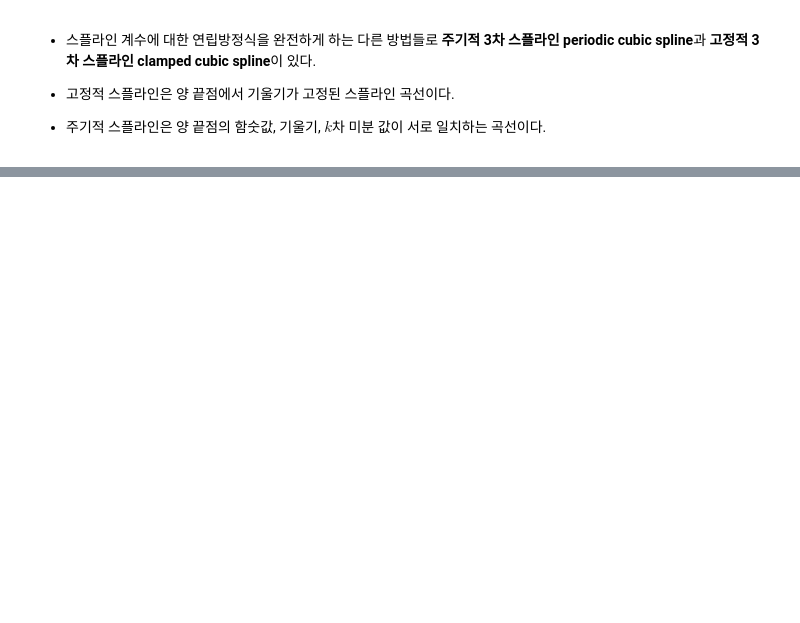
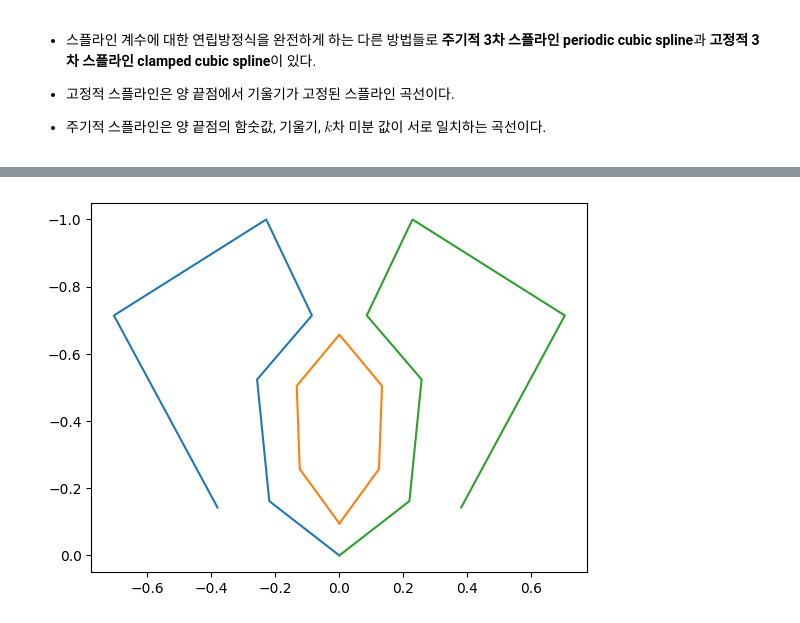
Before and after one commit to tirals88/Numerical-Mathematics-and-Computing, a Jupyter notebook: Chap6_Spline Functions.ipynb, the cells around one changed output, grey strips where cells are left out. Saved outputs shown, nothing was run; the diff lists cells and outputs as text; code cells hidden in the pictures; blank space fills up the shorter version.

```diff
--- a/Chap6_Spline Functions.ipynb
+++ b/Chap6_Spline Functions.ipynb
@@ -311,0 +585,13 @@ $$S_{i}(x) = \frac{z_{i+1}}{6h_{i}}(x-t_{i})^{3} + \frac{z_{i}}{6h_{i}}(t_{i+1}
+# %%
+#3
+#학교 로고 만들기 / 풀이 실패..
+KHU_knots1 = [[340, 355], [317, 338], [313, 300], [331, 280], [316, 250], [266, 280], [300, 340]]
+KHU_knots2 = [[340, 345], [327, 328], [326, 302], [340, 286]]
+
+KHU_knots1 = np.array(KHU_knots1) - np.array([340, 355])
+KHU_knots3 = -KHU_knots1
+
+KHU_knots2 = np.array(KHU_knots2) - np.array([340, 355])
+KHU_knots2 = np.concatenate((KHU_knots2, -KHU_knots2[::-1][1:4]))
+KHU_knots2[-3:,1] *= -1
+KHU_knots2
@@ -311,0 +606,14 @@ $$S_{i}(x) = \frac{z_{i+1}}{6h_{i}}(x-t_{i})^{3} + \frac{z_{i}}{6h_{i}}(t_{i+1}
+# %%
+KHU_knots1 = KHU_knots1/105
+KHU_knots2 = KHU_knots2/105
+KHU_knots3 = KHU_knots3/105
+
+KHU_knots3[:, 1] *= -1
+
+plt.gca().invert_yaxis()
+plt.plot(KHU_knots1[:, 0], KHU_knots1[:, 1])
+plt.plot(KHU_knots2[:, 0], KHU_knots2[:, 1])
+plt.plot(KHU_knots3[:, 0], KHU_knots3[:, 1])
+plt.show()
+# %% [output]
+[figure, added]
```
Also changed, not shown: parts of 27 cells of this notebook.
